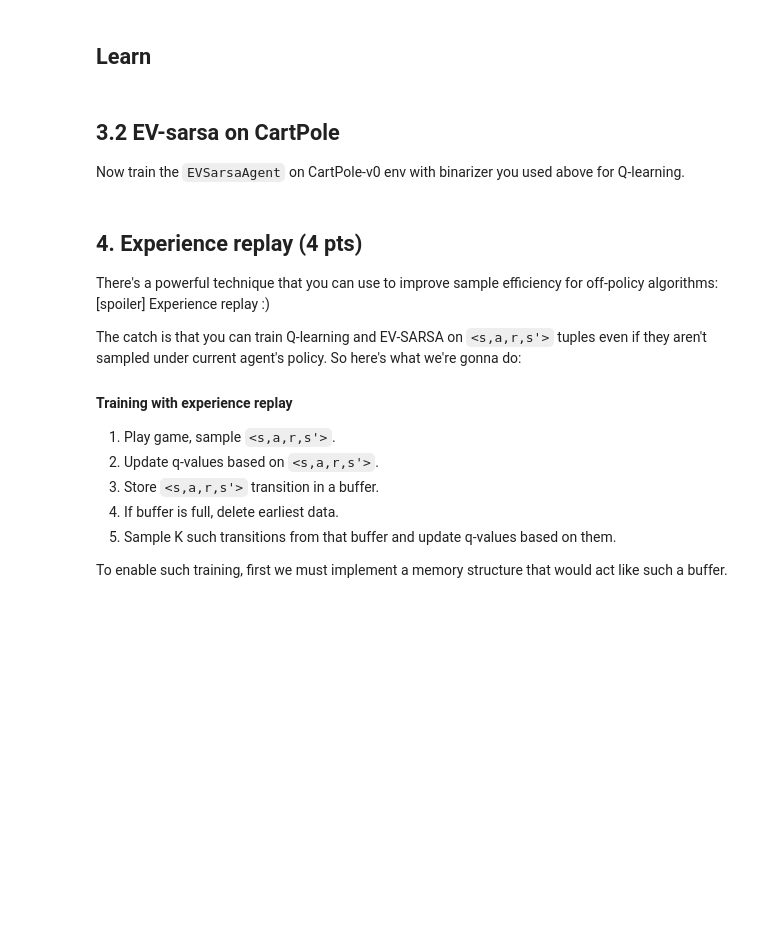
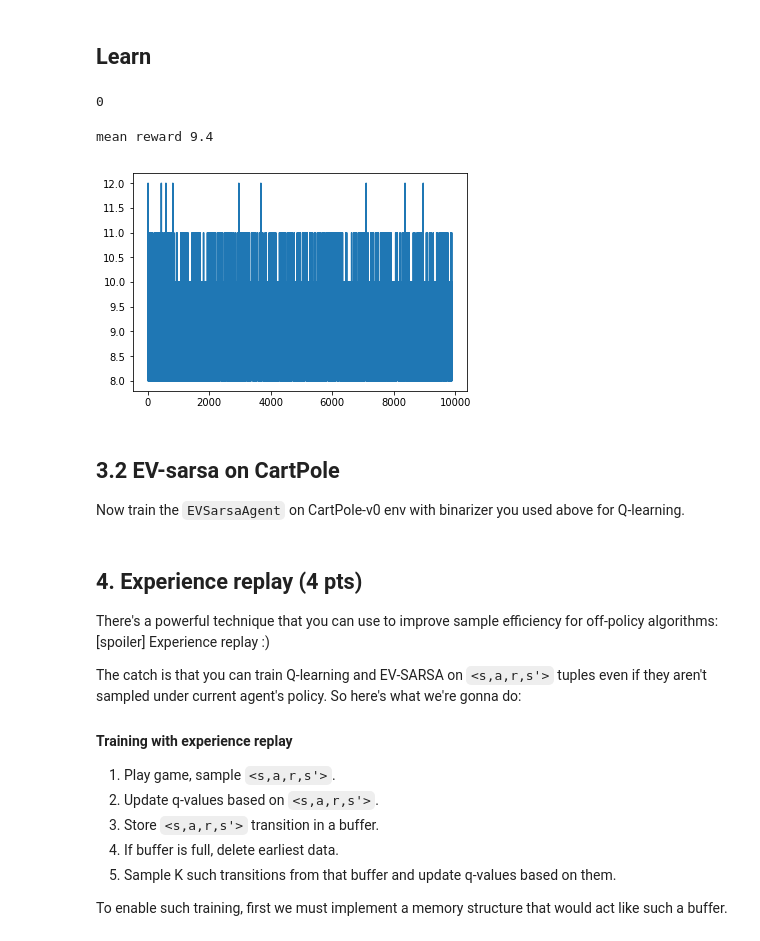
Before and after one commit to sshkhr/Practical_RL, a Jupyter notebook: week3_model_free/homework/homework.ipynb, the cells around one changed output. Cells and saved outputs as stored; diff of their text form; code cells hidden in the pictures; blank space fills up the shorter version.

```diff
--- a/week3_model_free/homework/homework.ipynb
+++ b/week3_model_free/homework/homework.ipynb
@@ -315,17 +328,24 @@ for obs_i in range(env.observation_space.shape[0]):
 # %% [markdown]
 ## Learn
 # %%
-agent = QLearningAgent(alpha=0.5,epsilon=0.25,discount=0.99,
-                       getLegalActions = lambda s: range(n_actions))
+agent = QLearningAgent(alpha=0.5,epsilon=0.1,discount=0.99,
+                       get_legal_actions = lambda s: range(n_actions))
+# %%
+len(agent._qvalues)
+# %% [output]
+0
 # %%
 rewards = []
-for i in range(1000):
-    rewards.append(play_and_train(env,agent))
+for i in range(10000):
+    rewards.append(play_and_train(bi_env,agent))
     if i %100 ==0:
         clear_output(True)
         print("mean reward",np.mean(rewards[-100:]))
         plt.plot(rewards)
         plt.show()
+# %% [output]
+mean reward 9.4
+[figure, added]
 # %% [markdown]
 ## 3.2 EV-sarsa on CartPole
 
```
Also changed, not shown: parts of 18 cells of this notebook.
